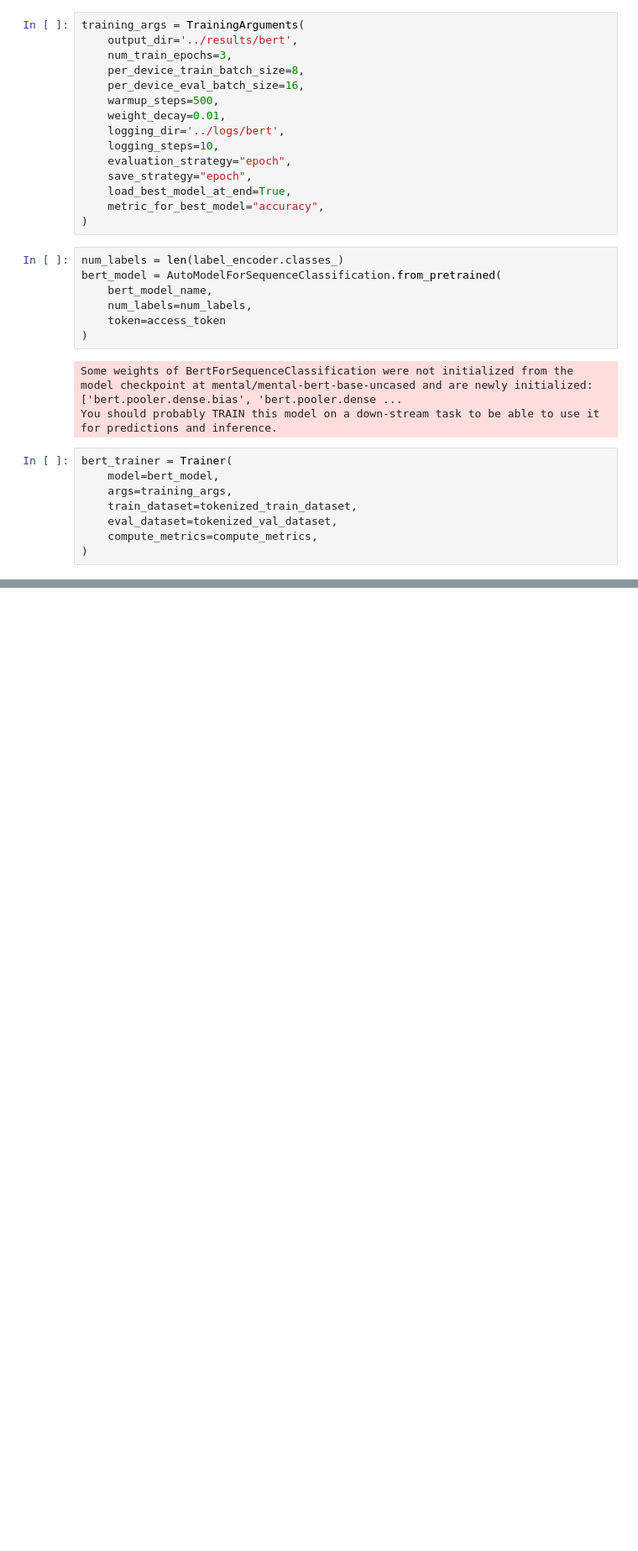
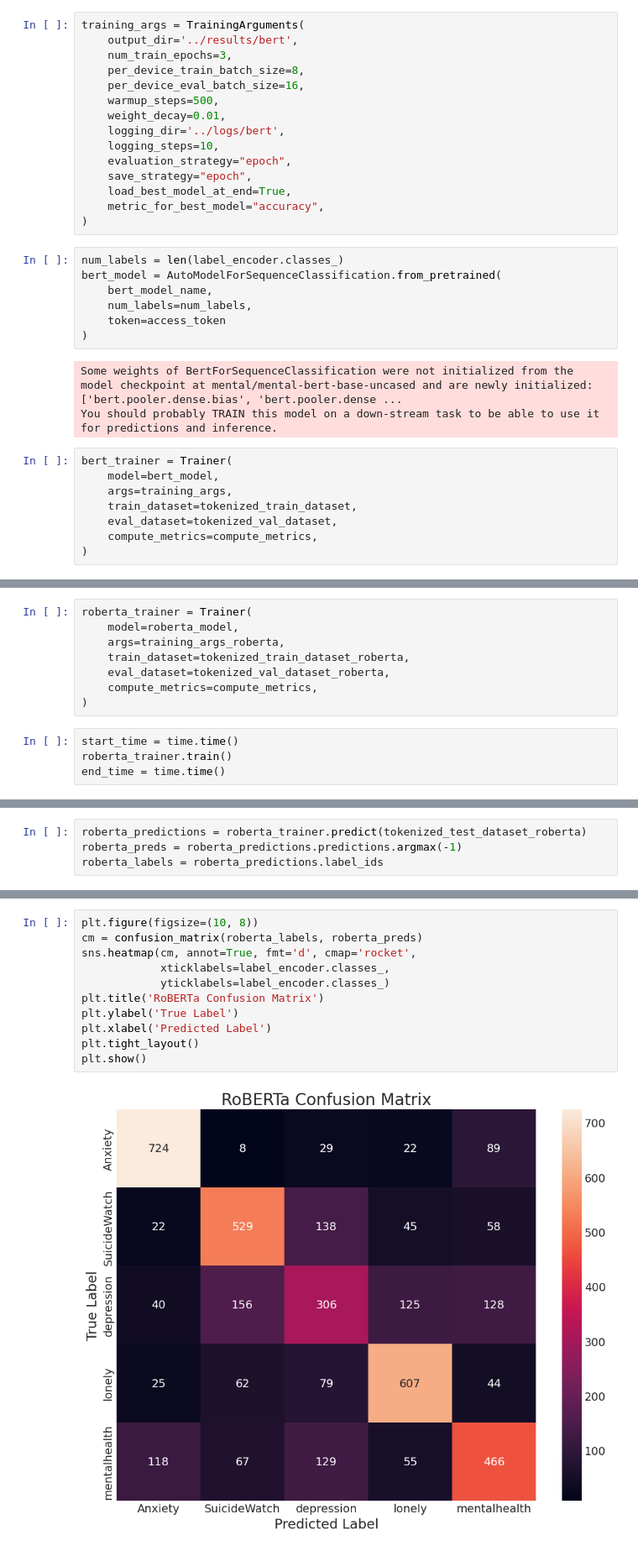
Before and after one commit to itmesneha/Subreddit-Sentinel, a Jupyter notebook: model_selection/Transformers.ipynb, the cells around one changed output, grey strips where cells are left out. Shown at 84% size. Saved outputs shown, nothing was run; the diff lists cells and outputs as text; blank space fills up the shorter version.

```diff
--- a/model_selection/Transformers.ipynb
+++ b/model_selection/Transformers.ipynb
@@ -165,0 +273,12 @@ KeyboardInterrupt:
+# %%
+roberta_trainer = Trainer(
+    model=roberta_model,
+    args=training_args_roberta,
+    train_dataset=tokenized_train_dataset_roberta,
+    eval_dataset=tokenized_val_dataset_roberta,
+    compute_metrics=compute_metrics,
+)
+# %%
+start_time = time.time()
+roberta_trainer.train()
+end_time = time.time()
@@ -165,0 +302,4 @@ KeyboardInterrupt:
+# %%
+roberta_predictions = roberta_trainer.predict(tokenized_test_dataset_roberta)
+roberta_preds = roberta_predictions.predictions.argmax(-1)
+roberta_labels = roberta_predictions.label_ids
@@ -165,0 +328,13 @@ KeyboardInterrupt:
+# %%
+plt.figure(figsize=(10, 8))
+cm = confusion_matrix(roberta_labels, roberta_preds)
+sns.heatmap(cm, annot=True, fmt='d', cmap='rocket',
+            xticklabels=label_encoder.classes_,
+            yticklabels=label_encoder.classes_)
+plt.title('RoBERTa Confusion Matrix')
+plt.ylabel('True Label')
+plt.xlabel('Predicted Label')
+plt.tight_layout()
+plt.show()
+# %% [output]
+[figure, added]
```
Also changed, not shown: parts of 27 cells of this notebook.
